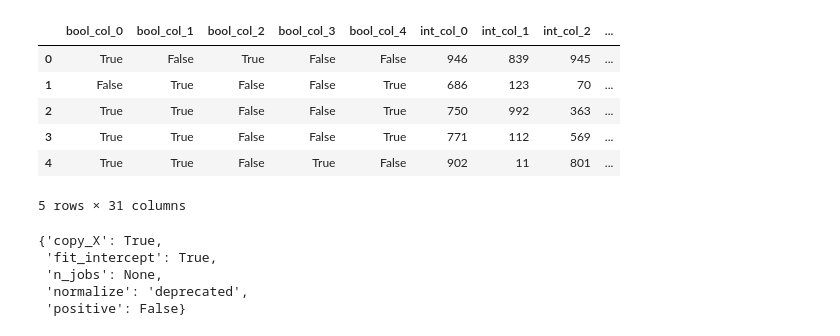
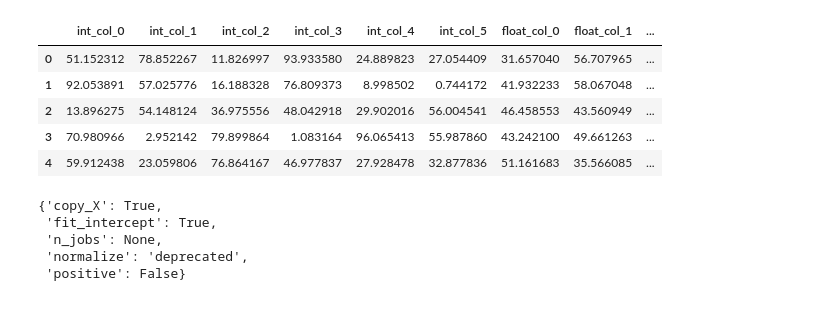
Before and after one commit to varuntotakura/SampleCodes, a Jupyter notebook: Notebooks/CreateModel.ipynb, the cells around one changed output. Saved outputs shown, nothing was run; the diff lists cells and outputs as text; code cells hidden in the pictures.

```diff
--- a/Notebooks/CreateModel.ipynb
+++ b/Notebooks/CreateModel.ipynb
@@ -1,75 +1,60 @@
 # %%
 import pandas as pd
 import numpy as np
 from datetime import datetime, timedelta
 import random
 import string
 
-def generate_synthetic_data(rows=1000, cols=30, seed=42):
+def generate_synthetic_data(rows=1000, cols=20, seed=42):  # Reduced cols for cleaner data
     """
-    Generates a synthetic DataFrame with mixed data types:
-    - Boolean
-    - Integer (numeric)
-    - Float
-    - Text
-    - Categorical
-    - Date
-
-    Parameters:
-    - rows: int, number of rows
-    - cols: int, total number of columns
-
-    Returns:
-    - df: pd.DataFrame, synthetic dataset
+    Generates a synthetic DataFrame with mixed data types focusing on numeric features
     """
     np.random.seed(seed)
     random.seed(seed)
 
-    col_types = ['bool', 'int', 'float', 'text', 'category', 'date']
+    # More emphasis on numeric columns
+    col_types = ['int', 'float', 'category']  # Removed text and boolean for simplicity
     type_counts = {k: cols // len(col_types) for k in col_types}
-    remainder = cols % len(col_types)
-    for i in range(remainder):
-        type_counts[col_types[i]] += 1
 
     data = {}
 
-    for i in range(type_counts['bool']):
-        data[f'bool_col_{i}'] = np.random.choice([True, False], size=rows)
-
+    # Generate more meaningful features
     for i in range(type_counts['int']):
-        data[f'int_col_{i}'] = np.random.randint(0, 1000, size=rows)
+        base = np.random.randint(0, 100, size=rows)
+        noise = np.random.normal(0, 0.1, size=rows)  # Add small noise
+        data[f'int_col_{i}'] = base + noise
 
     for i in range(type_counts['float']):
-        data[f'float_col_{i}'] = np.random.uniform(0, 1000, size=rows)
-
-    for i in range(type_counts['text']):
-        data[f'text_col_{i}'] = [''.join(random.choices(string.ascii_letters, k=10)) for _ in range(rows)]
+        base = np.random.normal(50, 10, size=rows)  # More controlled distribution
+        data[f'float_col_{i}'] = base
 
     for i in range(type_counts['category']):
-        data[f'cat_col_{i}'] = pd.Series(np.random.choice(['A', 'B', 'C', 'D'], size=rows)).astype("category")
+        data[f'cat_col_{i}'] = pd.Series(np.random.choice(['A', 'B', 'C'], size=rows, p=[0.4, 0.3, 0.3])).astype("category")
 
-    base_date = datetime(2020, 1, 1)
-    for i in range(type_counts['date']):
-        data[f'date_col_{i}'] = [base_date + timedelta(days=np.random.randint(0, 3650)) for _ in range(rows)]
+    # Generate target with actual relationships to features
+    target = np.zeros(rows)
+    for col in data:
+        if 'int_col' in col or 'float_col' in col:
+            coef = np.random.uniform(-2, 2)  # Random coefficient
+            target += coef * data[col]
 
-    data[f'target'] = np.random.uniform(0, 1000, size=rows)
+    # Add some noise to target
+    target += np.random.normal(0, 1, size=rows)
+    data['target'] = target
 
-    df = pd.DataFrame(data)
-    df['target'] = df['target'].astype(float)
-    return df
+    return pd.DataFrame(data)
 
 # Generate and preview
 main_df = generate_synthetic_data()
 df = main_df.copy()
 df.head()
 # %% [output]
-|  | bool_col_0 | bool_col_1 | bool_col_2 | bool_col_3 | bool_col_4 | int_col_0 | int_col_1 | int_col_2 | ... |
-| 0 | True | False | True | False | False | 946 | 839 | 945 | ... |
-| 1 | False | True | False | False | True | 686 | 123 | 70 | ... |
-| 2 | True | True | False | False | True | 750 | 992 | 363 | ... |
-| 3 | True | True | False | False | True | 771 | 112 | 569 | ... |
-| 4 | True | True | False | True | False | 902 | 11 | 801 | ... |
+|  | int_col_0 | int_col_1 | int_col_2 | int_col_3 | int_col_4 | int_col_5 | float_col_0 | float_col_1 | ... |
+| 0 | 51.152312 | 78.852267 | 11.826997 | 93.933580 | 24.889823 | 27.054409 | 31.657040 | 56.707965 | ... |
+| 1 | 92.053891 | 57.025776 | 16.188328 | 76.809373 | 8.998502 | 0.744172 | 41.932233 | 58.067048 | ... |
+| 2 | 13.896275 | 54.148124 | 36.975556 | 48.042918 | 29.902016 | 56.004541 | 46.458553 | 43.560949 | ... |
+| 3 | 70.980966 | 2.952142 | 79.899864 | 1.083164 | 96.065413 | 55.987860 | 43.242100 | 49.661263 | ... |
+| 4 | 59.912438 | 23.059806 | 76.864167 | 46.977837 | 27.928478 | 32.877836 | 51.161683 | 35.566085 | ... |
-5 rows × 31 columns
 # %%
 def convert_str_to_numeric(df, errors='coerce'):
     """
```
Also changed, not shown: parts of 14 cells of this notebook, 4 other files.
